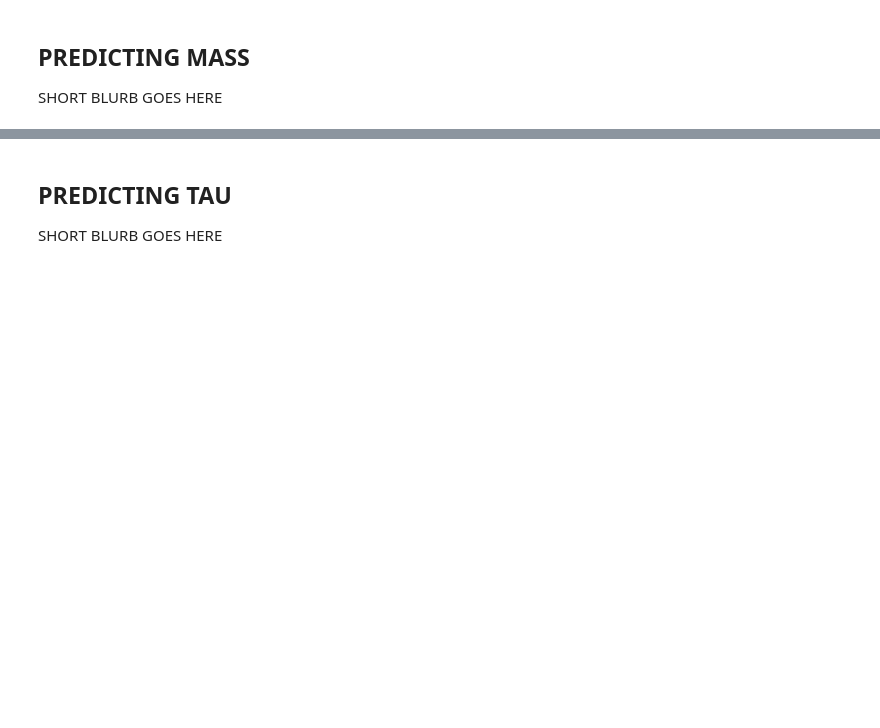
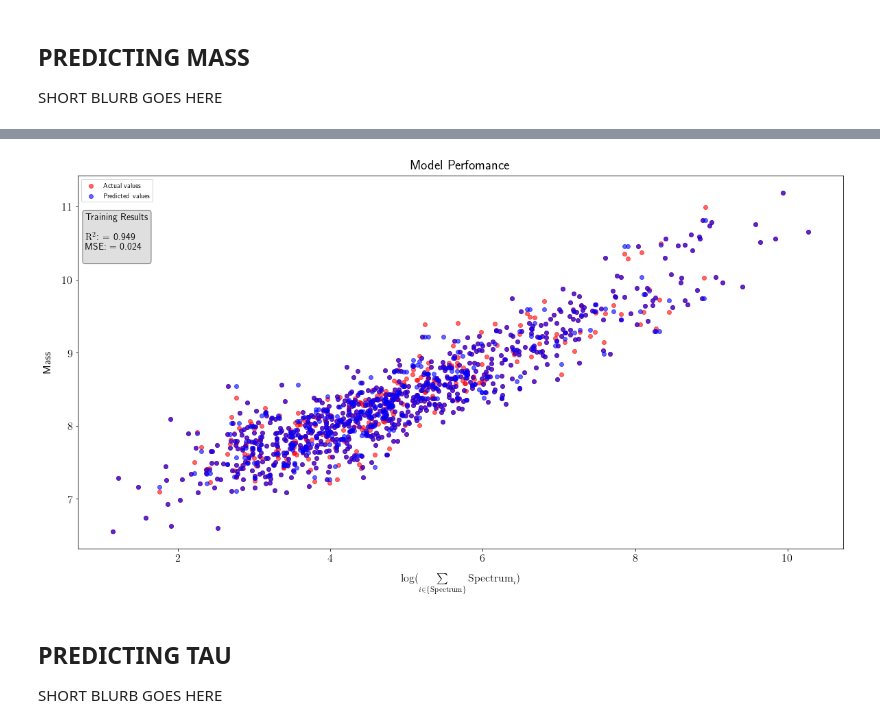
Before and after one commit to nathanaelg16/PHYS3600ID_Final_Project, a Jupyter notebook: Final Project.ipynb, the cells around one changed output, grey strips where cells are left out. Saved outputs shown, nothing was run; the diff lists cells and outputs as text; code cells hidden in the pictures; blank space fills up the shorter version.

```diff
--- a/Final Project.ipynb
+++ b/Final Project.ipynb
@@ -122,6 +122,7 @@ def plot_model_performance(x, y_expected, y_predicted, ylabel, **kwargs):
         'save_fig': False,
         'save_fig_as': '',
         'scores': None,
+        'scores_loc': (0.01, 0.98),
     }
 
     for key, value in kwargs.items():
@@ -142,7 +143,8 @@ def plot_model_performance(x, y_expected, y_predicted, ylabel, **kwargs):
         text = 'Training Results\n\n'
         for key, value in params['scores'].items():
             text = text + ' = '.join((key, '%.3f' % (value, ))) + '\n'
-        ax.text(0.01, 0.98, text, transform=ax.transAxes, fontsize=14, verticalalignment='top', bbox=props)
+        loc = params['scores_loc']
+        ax.text(loc[0], loc[1], text, transform=ax.transAxes, fontsize=14, verticalalignment='top', bbox=props)
 
     if params['save_fig']:
         if params['save_fig_as'] == '':
@@ -289,3 +268,7 @@ plot_model_performance(X, mass, mass_model.predict(spectra), 'Mass')
+# %%
+plot_model_performance(spectra_X, mass, mass_model.predict(spectra), 'Mass', scores=scores, scores_loc=(0.01, 0.90), save_fig=True)
+# %% [output]
+[figure, added]
 # %% [markdown]
 ## PREDICTING TAU
 
```
Also changed, not shown: parts of 17 cells of this notebook, 10 other files.
